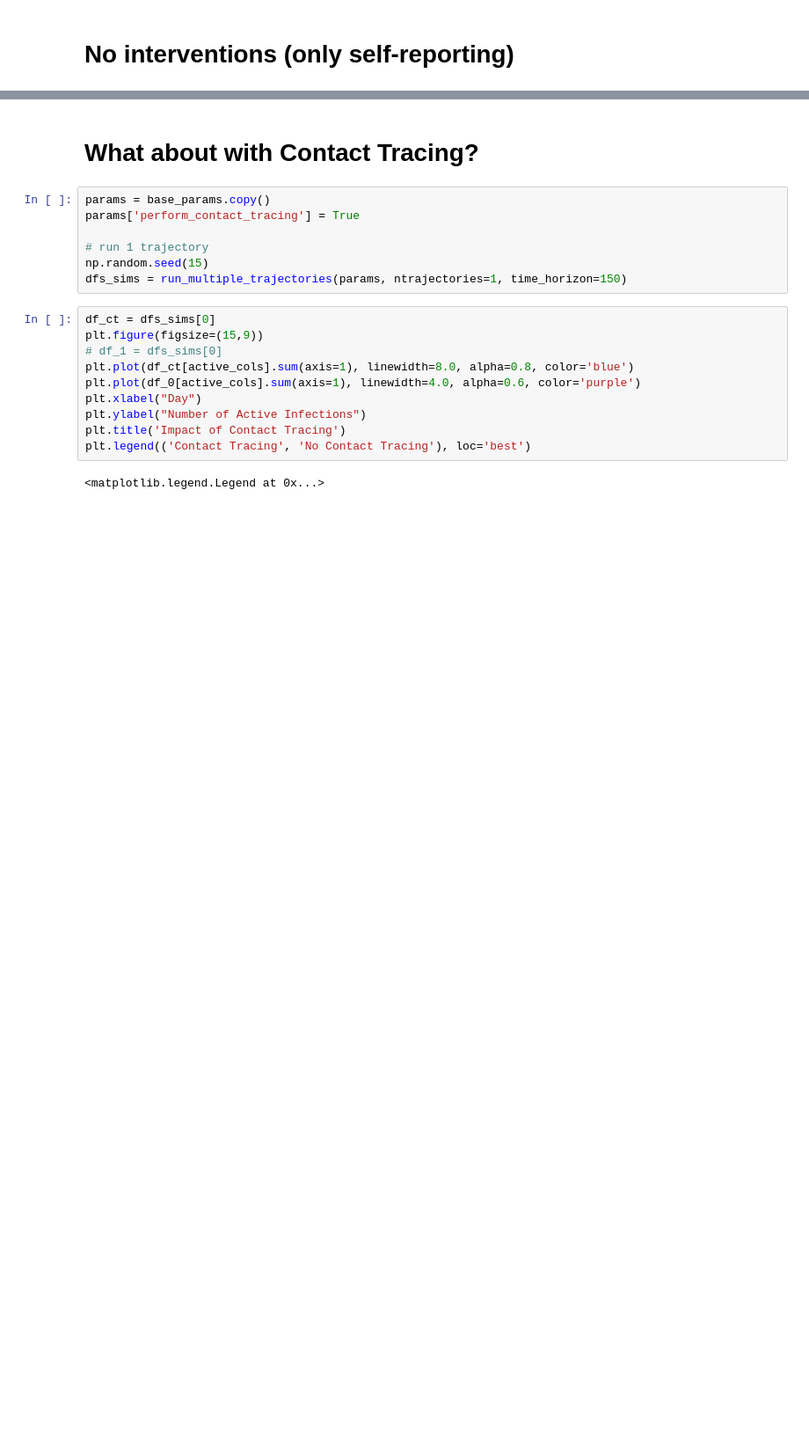
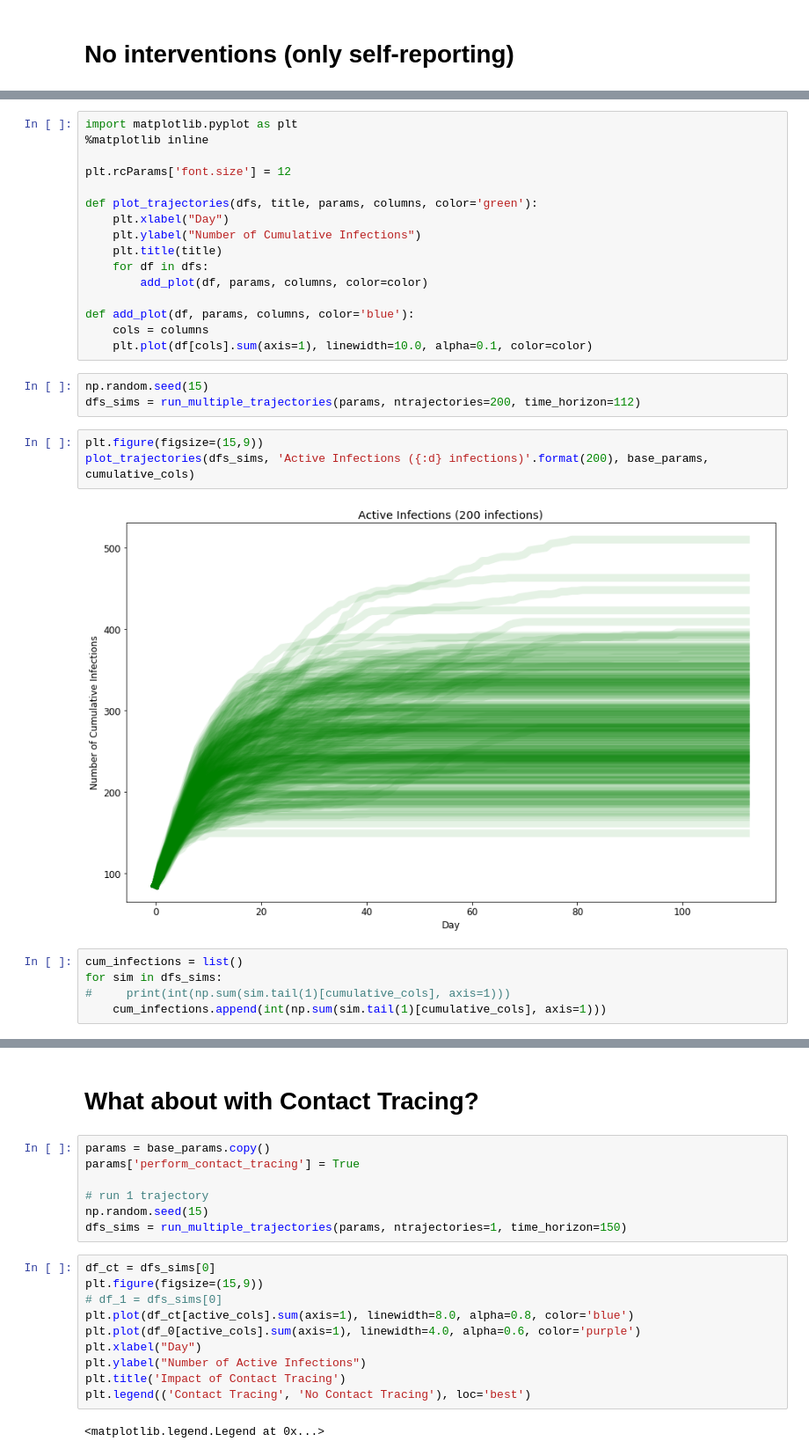
Before and after one commit to peter-i-frazier/group-testing, a Jupyter notebook: notebooks/stochastic_sim_sample_path.ipynb, the cells around one changed output, grey strips where cells are left out. Shown at 88% size. Cells and saved outputs as stored; diff of their text form; blank space fills up the shorter version.

```diff
--- a/notebooks/stochastic_sim_sample_path.ipynb
+++ b/notebooks/stochastic_sim_sample_path.ipynb
@@ -200,0 +101,29 @@ df_0
+# %%
+import matplotlib.pyplot as plt
+%matplotlib inline
+
+plt.rcParams['font.size'] = 12
+
+def plot_trajectories(dfs, title, params, columns, color='green'):
+    plt.xlabel("Day")
+    plt.ylabel("Number of Cumulative Infections")
+    plt.title(title)
+    for df in dfs:
+        add_plot(df, params, columns, color=color)
+
+def add_plot(df, params, columns, color='blue'):
+    cols = columns
+    plt.plot(df[cols].sum(axis=1), linewidth=10.0, alpha=0.1, color=color)
+# %%
+np.random.seed(15)
+dfs_sims = run_multiple_trajectories(params, ntrajectories=200, time_horizon=112)
+# %%
+plt.figure(figsize=(15,9))
+plot_trajectories(dfs_sims, 'Active Infections ({:d} infections)'.format(200), base_params, cumulative_cols)
+# %% [output]
+[figure, added]
+# %%
+cum_infections = list()
+for sim in dfs_sims:
+#     print(int(np.sum(sim.tail(1)[cumulative_cols], axis=1)))
+    cum_infections.append(int(np.sum(sim.tail(1)[cumulative_cols], axis=1)))
```
Also changed, not shown: parts of 18 cells of this notebook.
